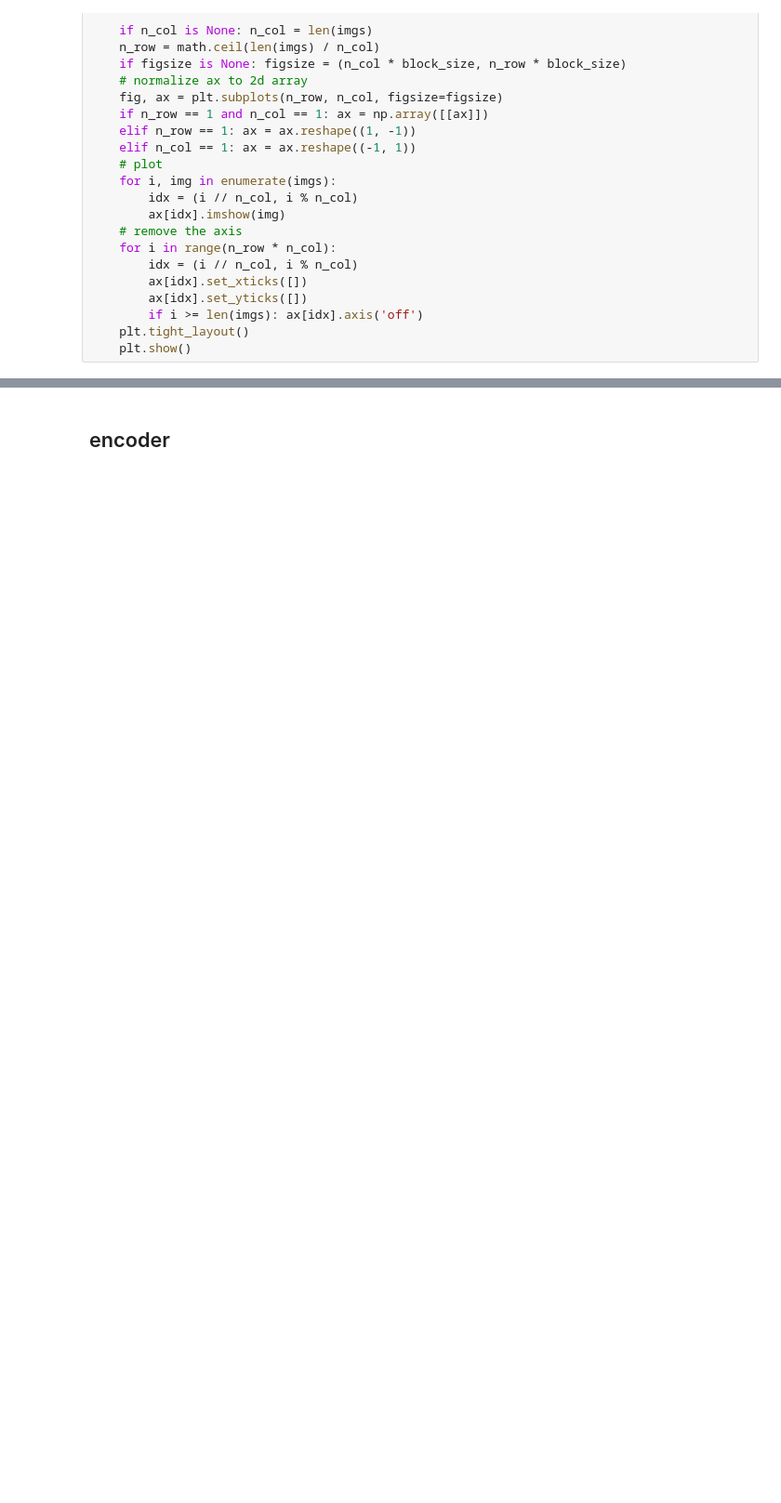
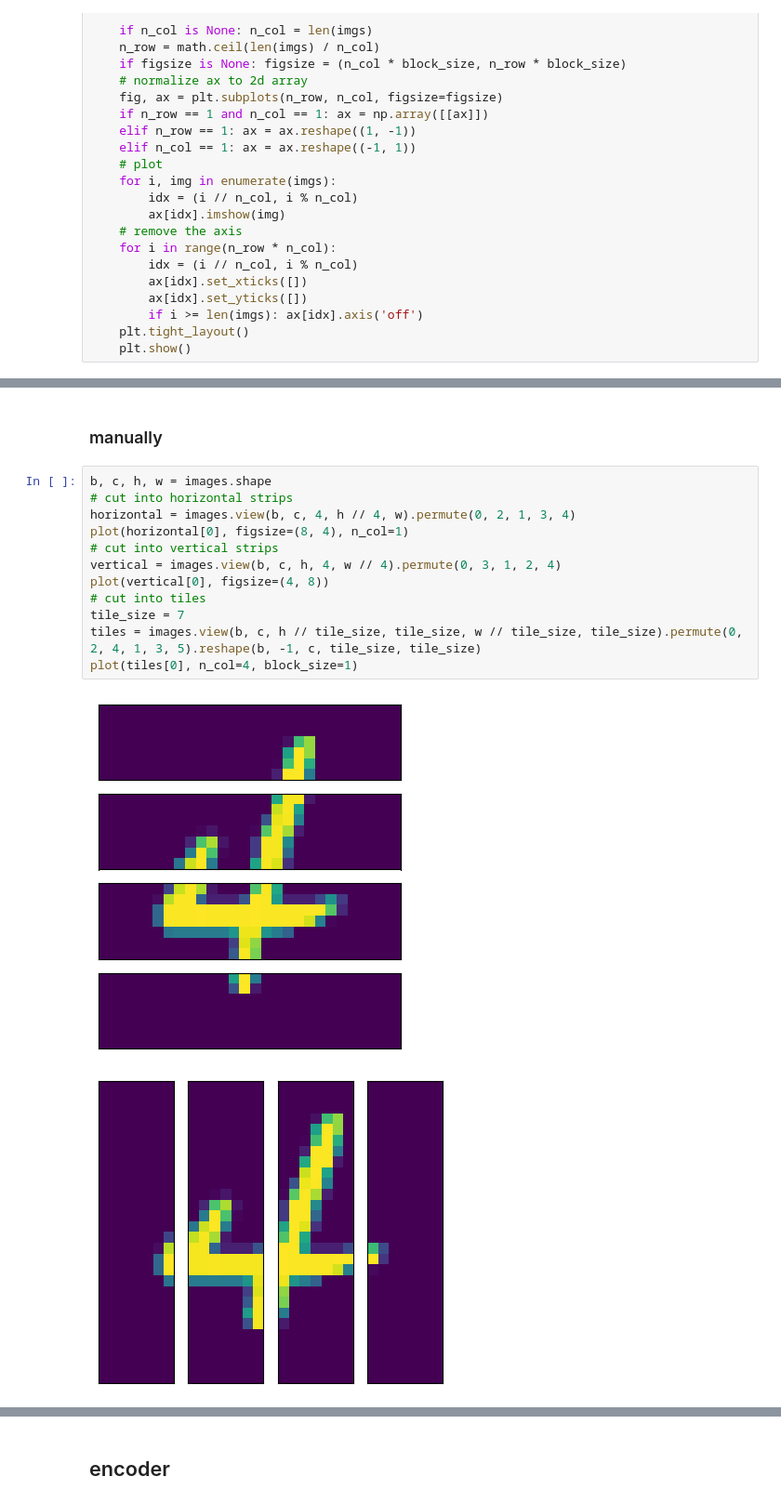
Before and after one commit to peluche/ViT, a Jupyter notebook: vit.ipynb, the cells around one changed output, grey strips where cells are left out. Shown at 93% size. Cells and saved outputs as stored; diff of their text form; blank space fills up the shorter version.

```diff
--- a/vit.ipynb
+++ b/vit.ipynb
@@ -112,0 +112,17 @@ torch.Size([128, 1, 28, 28])
+# %% [markdown]
+### manually
+# %%
+b, c, h, w = images.shape
+# cut into horizontal strips
+horizontal = images.view(b, c, 4, h // 4, w).permute(0, 2, 1, 3, 4)
+plot(horizontal[0], figsize=(8, 4), n_col=1)
+# cut into vertical strips
+vertical = images.view(b, c, h, 4, w // 4).permute(0, 3, 1, 2, 4)
+plot(vertical[0], figsize=(4, 8))
+# cut into tiles
+tile_size = 7
+tiles = images.view(b, c, h // tile_size, tile_size, w // tile_size, tile_size).permute(0, 2, 4, 1, 3, 5).reshape(b, -1, c, tile_size, tile_size)
+plot(tiles[0], n_col=4, block_size=1)
+# %% [output]
+[figure, added]
+[figure, added]
```
Also changed, not shown: parts of 16 cells of this notebook.
